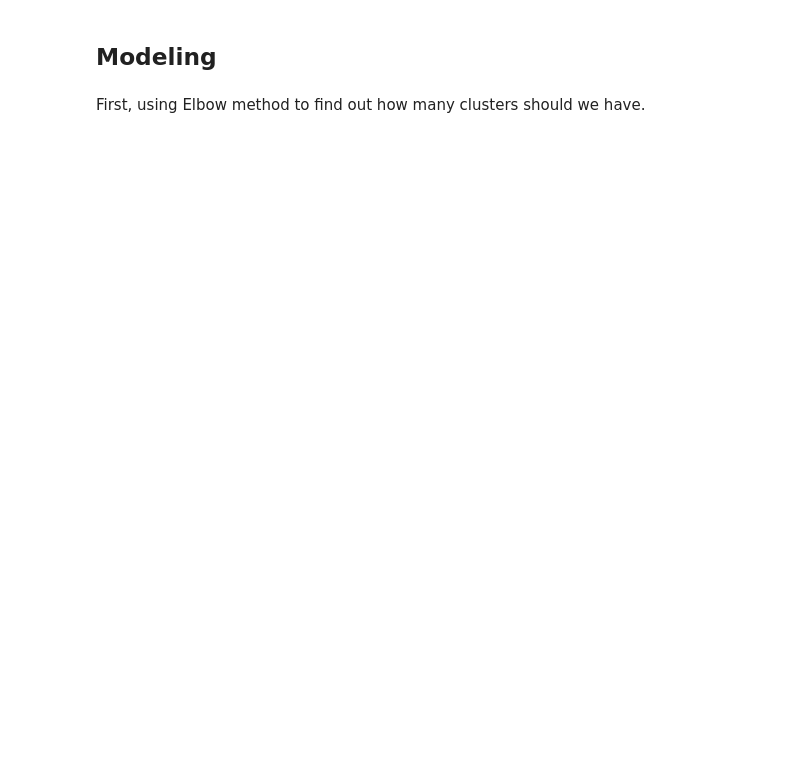
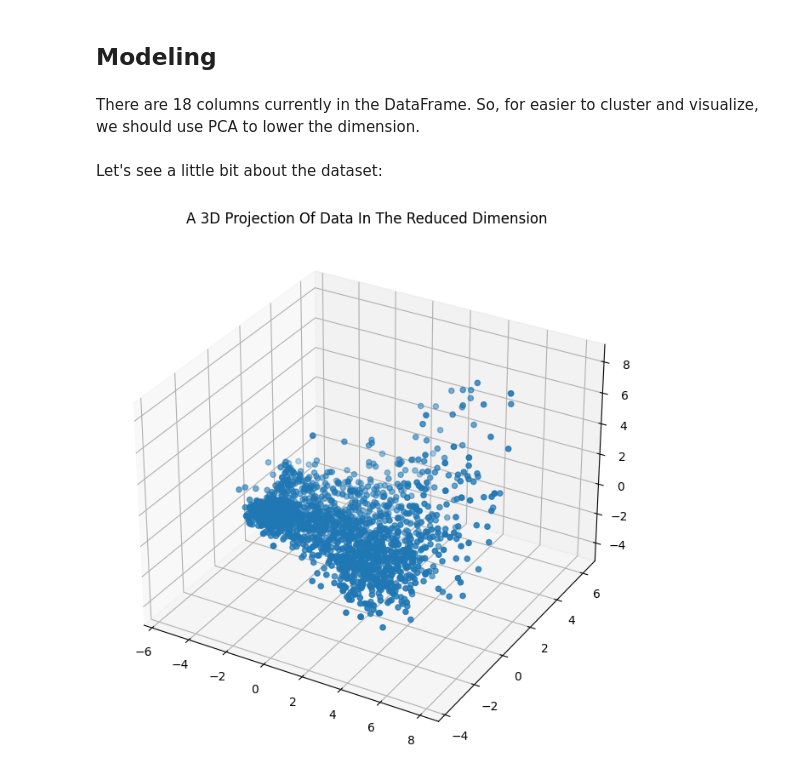
Before and after one commit to WSsumti/PersonalityAnalysis, a Jupyter notebook: personality_analysis.ipynb, the cells around one changed output. Cells and saved outputs as stored; diff of their text form; code cells hidden in the pictures; blank space fills up the shorter version.

Commit message:
update modeling and visual

```diff
--- a/personality_analysis.ipynb
+++ b/personality_analysis.ipynb
@@ -369,4 +391,30 @@ df[df["Income"] >= 106014]
+# %%
+encoder = LabelEncoder()
+for i in ["Education","Marital_Status"]:
+    df[i]=df[[i]].apply(encoder.fit_transform)
 # %% [markdown]
 ## Modeling
-# %% [markdown]
-First, using Elbow method to find out how many clusters should we have.
+# %% [markdown]
+There are 18 columns currently in the DataFrame. So, for easier to cluster and visualize, we should use PCA to lower the dimension.
+# %%
+scaler = StandardScaler()
+scaler.fit(df)
+scaled_df = pd.DataFrame(scaler.transform(df),columns= df.columns )
+
+pca = PCA(n_components=3)
+pca.fit(scaled_df)
+pca_df = pd.DataFrame(pca.transform(scaled_df), columns=(["1","2", "3"]))
+# %% [markdown]
+Let's see a little bit about the dataset:
+# %%
+x = pca_df["1"]
+y = pca_df["2"]
+z = pca_df["3"]
+#To plot
+fig = plt.figure(figsize=(10,8))
+ax = fig.add_subplot(111, projection="3d")
+ax.scatter(x,y,z)
+ax.set_title("A 3D Projection Of Data In The Reduced Dimension")
+plt.show()
+# %% [output]
+[figure, added]
```
Also changed, not shown: parts of 19 cells of this notebook, 1 other file.
